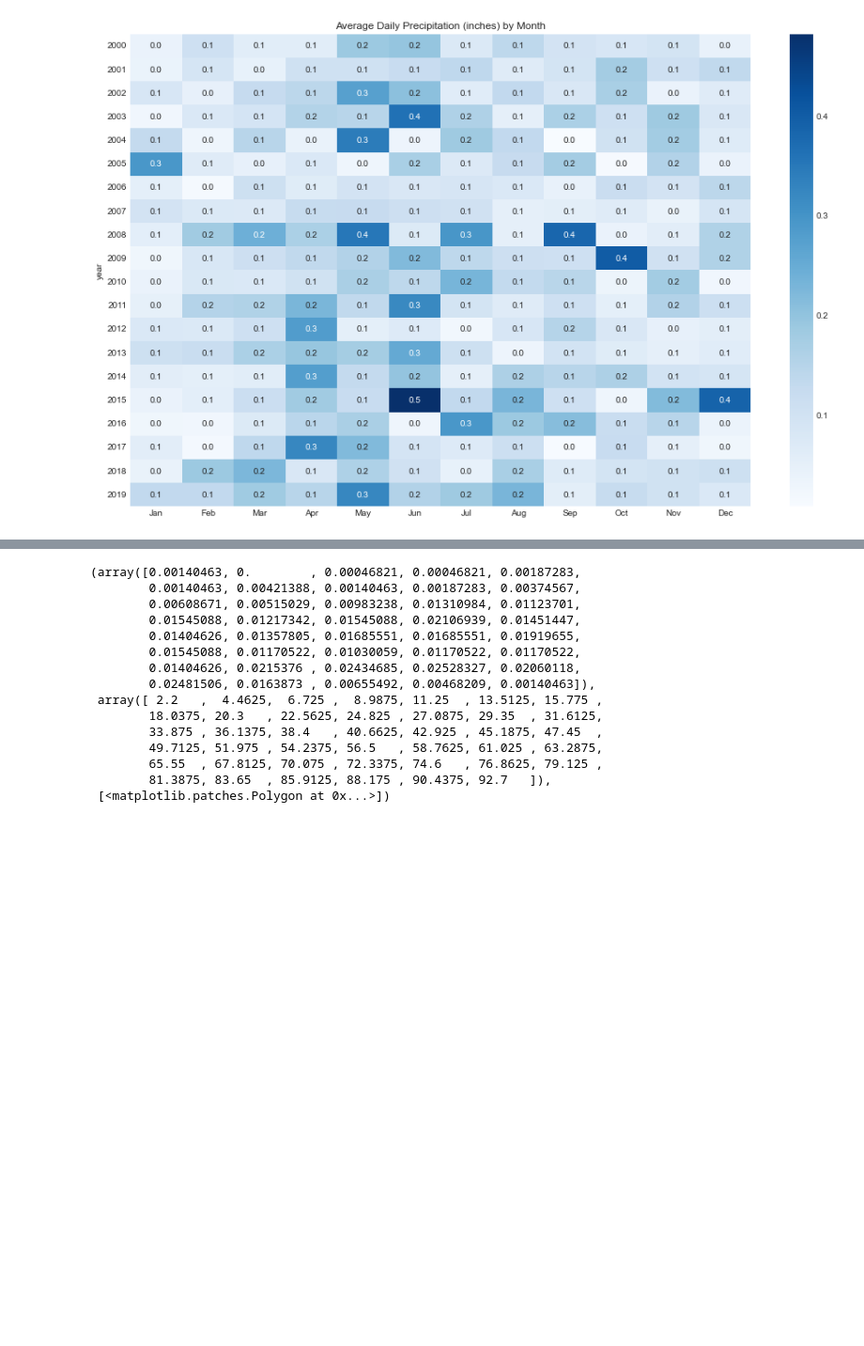
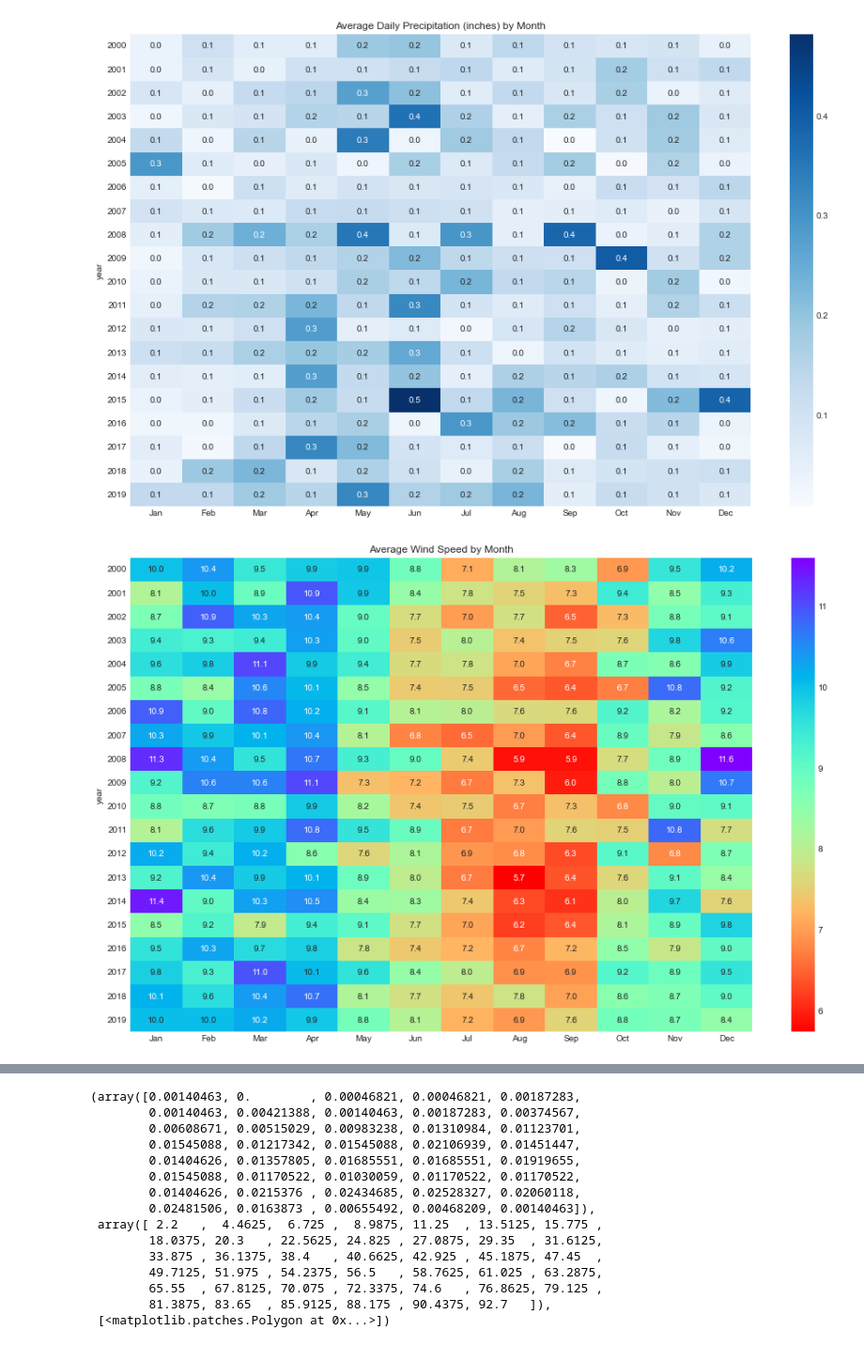
Before and after one commit to billtell/NOAA_GSOD_LambertSTL_2000to2022, a Jupyter notebook: GSOD_lambertSTL_EDA.ipynb, the cells around one changed output, grey strips where cells are left out. Shown at 94% size. Cells and saved outputs as stored; diff of their text form; code cells hidden in the pictures; blank space fills up the shorter version.

```diff
--- a/GSOD_lambertSTL_EDA.ipynb
+++ b/GSOD_lambertSTL_EDA.ipynb
@@ -816,6 +812,18 @@ plt.yticks(rotation=0)
 plt.show()
 # %% [output]
 [figure]
+# %%
+# Wind heatmap
+data = month_df.pivot('year','month','Wind_mph')
+data.columns = months
+
+plt.subplots(figsize=(16,10))
+sns.heatmap(data, cmap= 'rainbow_r' , annot=True, fmt='.1f')
+plt.title('Average Wind Speed by Month')
+plt.yticks(rotation=0)
+plt.show()
+# %% [output]
+[figure, added]
 # %%
 # Dewpoint Depression heatmap
 data = month_df.pivot('year','month','dewpoint_depression')
```
Also changed, not shown: parts of 4 cells of this notebook.
